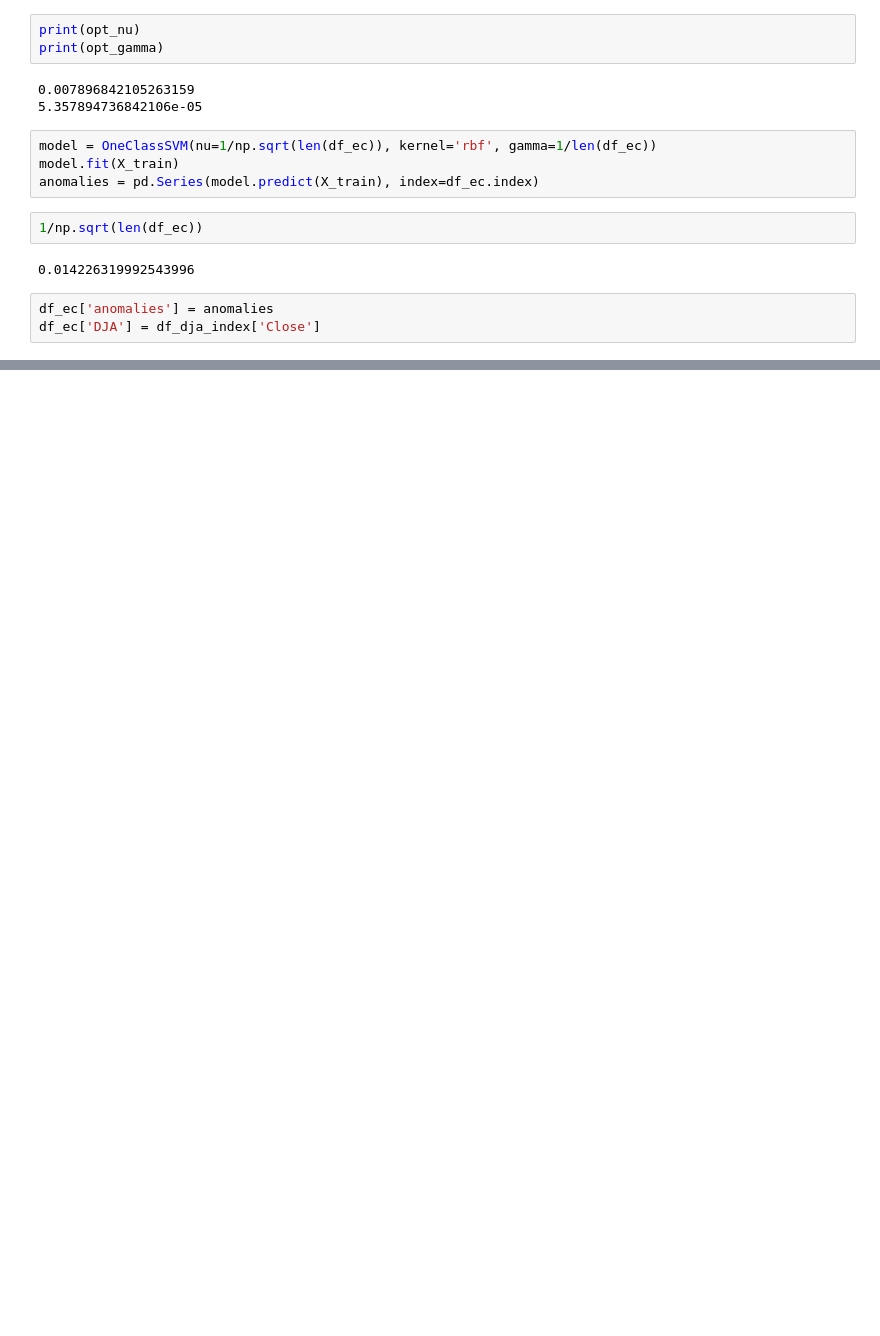
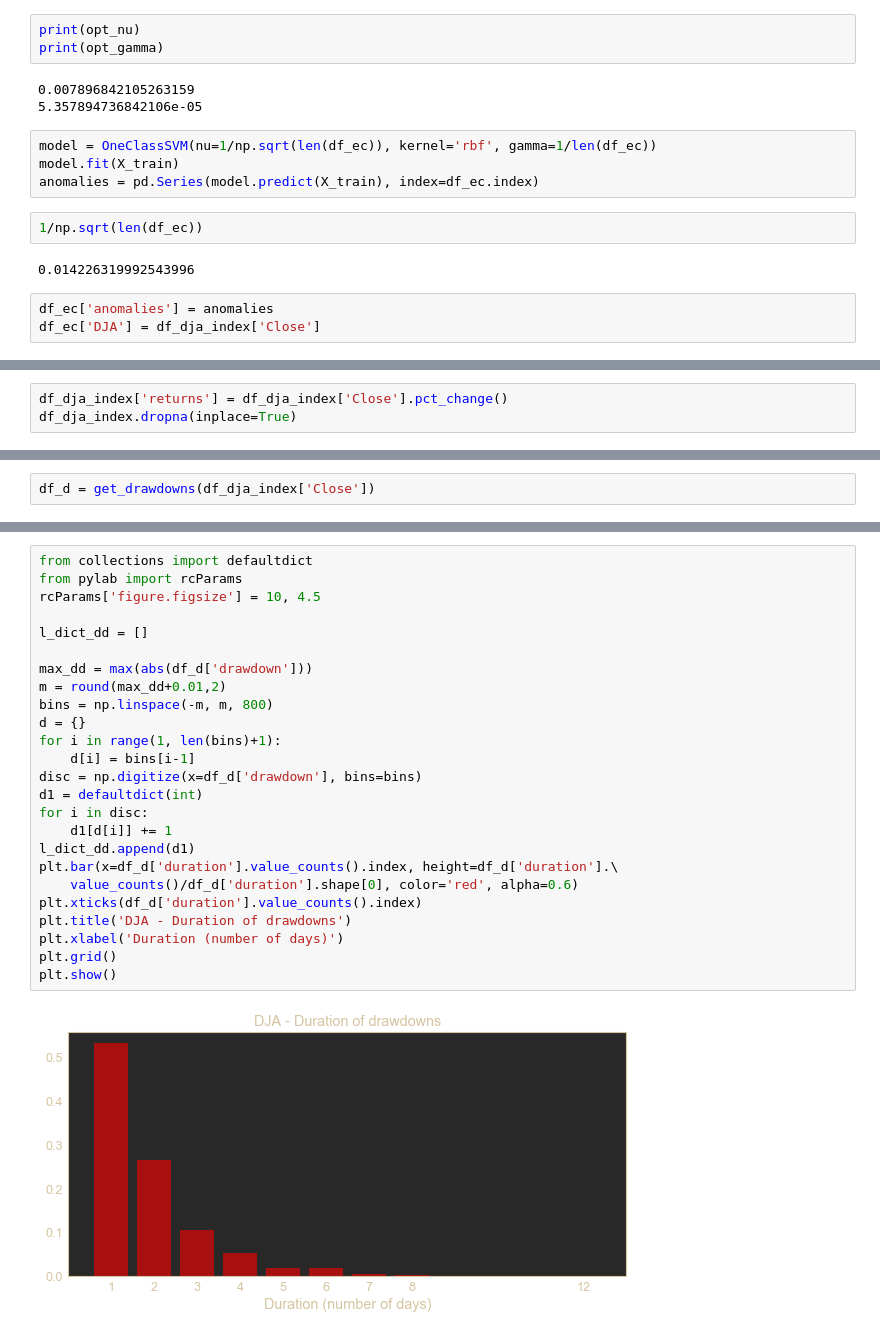
Before and after one commit to mayabenowitz/hedgepy, a Jupyter notebook: notebooks/1.1-dcor-centrality-svm.ipynb, the cells around one changed output, grey strips where cells are left out. Cells and saved outputs as stored; diff of their text form; blank space fills up the shorter version.

```diff
--- a/notebooks/1.1-dcor-centrality-svm.ipynb
+++ b/notebooks/1.1-dcor-centrality-svm.ipynb
@@ -287,0 +268,3 @@ ax.legend()
+# %%
+df_dja_index['returns'] = df_dja_index['Close'].pct_change()
+df_dja_index.dropna(inplace=True)
@@ -287,0 +293,2 @@ ax.legend()
+# %%
+df_d = get_drawdowns(df_dja_index['Close'])
@@ -287,0 +317,27 @@ ax.legend()
+# %%
+from collections import defaultdict
+from pylab import rcParams
+rcParams['figure.figsize'] = 10, 4.5
+
+l_dict_dd = []
+
+max_dd = max(abs(df_d['drawdown']))
+m = round(max_dd+0.01,2)
+bins = np.linspace(-m, m, 800)
+d = {}
+for i in range(1, len(bins)+1):
+    d[i] = bins[i-1]
+disc = np.digitize(x=df_d['drawdown'], bins=bins)
+d1 = defaultdict(int)
+for i in disc:
+    d1[d[i]] += 1
+l_dict_dd.append(d1)
+plt.bar(x=df_d['duration'].value_counts().index, height=df_d['duration'].\
+    value_counts()/df_d['duration'].shape[0], color='red', alpha=0.6)
+plt.xticks(df_d['duration'].value_counts().index)
+plt.title('DJA - Duration of drawdowns')
+plt.xlabel('Duration (number of days)')
+plt.grid()
+plt.show()
+# %% [output]
+[figure, added]
```
Also changed, not shown: parts of 25 cells of this notebook, 2 other files.
